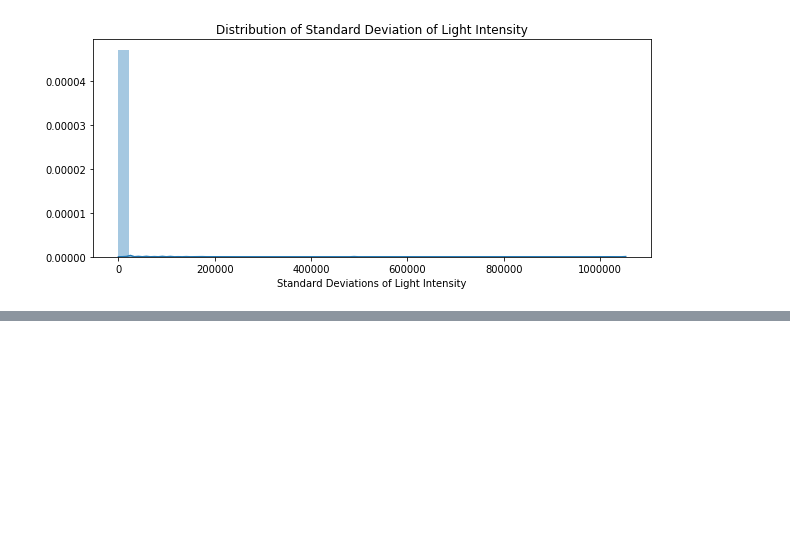
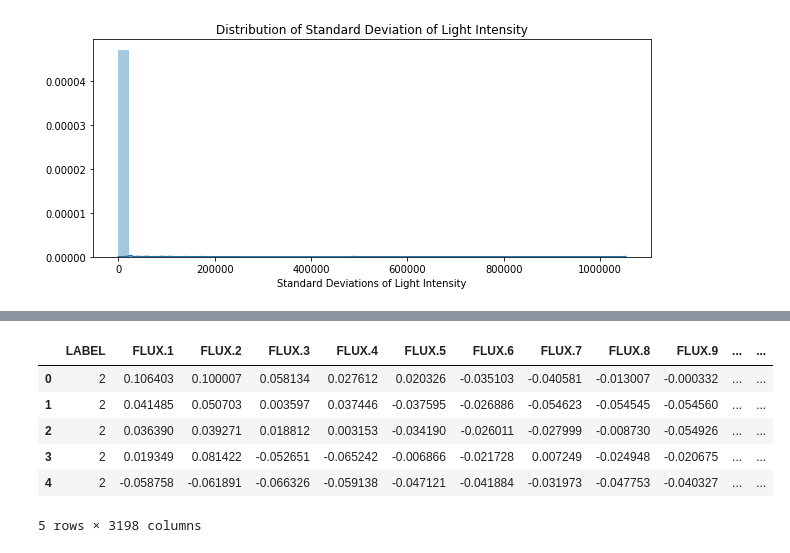
Before and after one commit to jvichare/exoplanet-predictions, a Jupyter notebook: data_exploration.ipynb, the cells around one changed output, grey strips where cells are left out. Saved outputs shown, nothing was run; the diff lists cells and outputs as text; code cells hidden in the pictures; blank space fills up the shorter version.

```diff
--- a/data_exploration.ipynb
+++ b/data_exploration.ipynb
@@ -129,0 +182,22 @@ for i in np.random.choice(range(0, len(train[train.LABEL == 1])), size=5):
+# %%
+# defining a function to use df.apply() over the entire training set
+
+def flux_normalizer(rows):
+    flux_reg = rows
+    flux_smooth = ndimage.gaussian_filter(flux_reg, sigma=10)
+    flux_norm_temp = flux_reg - flux_smooth
+    flux_norm = (flux_norm_temp-np.mean(flux_norm_temp))/(np.max(flux_norm_temp)-np.min(flux_norm_temp))
+    return flux_norm
+# %%
+train.iloc[:,1:] = train.iloc[:,1:].apply(flux_normalizer, axis=1)
+test.iloc[:,1:] = test.iloc[:,1:].apply(flux_normalizer, axis=1)
+# %%
+train.head()
+# %% [output]
+|  | LABEL | FLUX.1 | FLUX.2 | FLUX.3 | FLUX.4 | FLUX.5 | FLUX.6 | FLUX.7 | FLUX.8 | FLUX.9 | ... | ... |
+| 0 | 2 | 0.106403 | 0.100007 | 0.058134 | 0.027612 | 0.020326 | -0.035103 | -0.040581 | -0.013007 | -0.000332 | ... | ... |
+| 1 | 2 | 0.041485 | 0.050703 | 0.003597 | 0.037446 | -0.037595 | -0.026886 | -0.054623 | -0.054545 | -0.054560 | ... | ... |
+| 2 | 2 | 0.036390 | 0.039271 | 0.018812 | 0.003153 | -0.034190 | -0.026011 | -0.027999 | -0.008730 | -0.054926 | ... | ... |
+| 3 | 2 | 0.019349 | 0.081422 | -0.052651 | -0.065242 | -0.006866 | -0.021728 | 0.007249 | -0.024948 | -0.020675 | ... | ... |
+| 4 | 2 | -0.058758 | -0.061891 | -0.066326 | -0.059138 | -0.047121 | -0.041884 | -0.031973 | -0.047753 | -0.040327 | ... | ... |
+5 rows × 3198 columns
```
Also changed, not shown: parts of 9 cells of this notebook.
